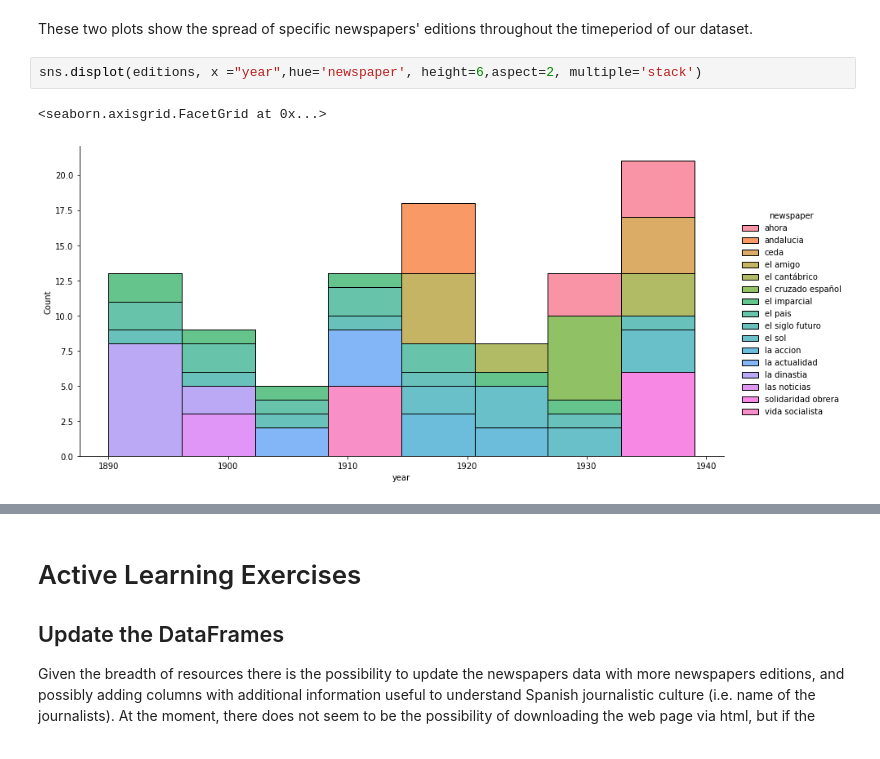
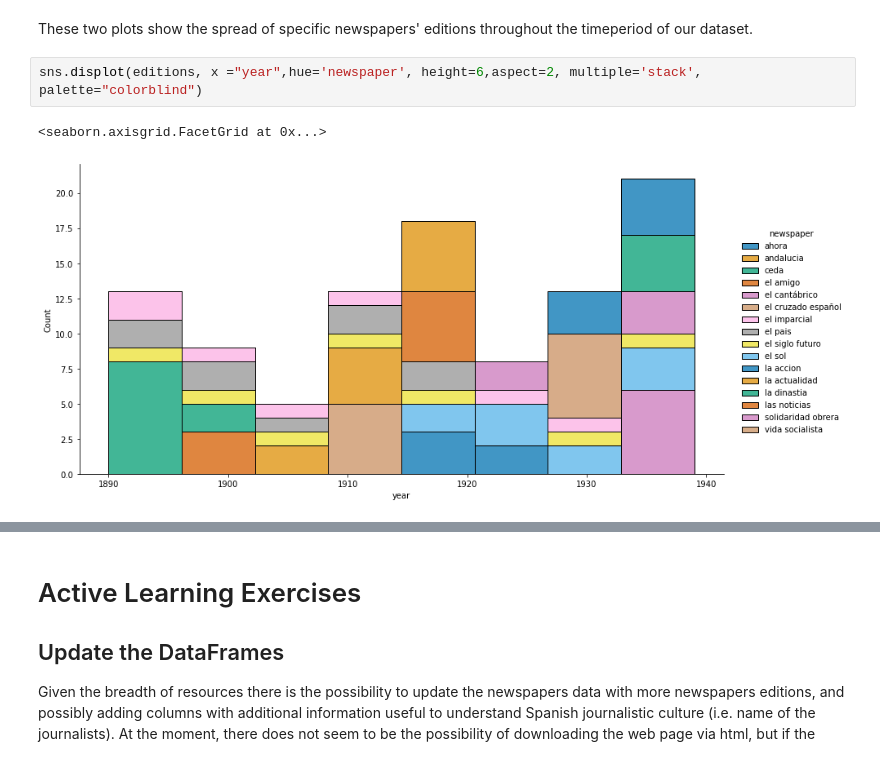
Before and after one commit to pilyu/Collecting-Data-, a Jupyter notebook: Collecting Data Group 6.ipynb, the cells around one changed output, grey strips where cells are left out. Drawn from its saved outputs; the diff is of its cells as text.

Commit message:
change plots, add descs & summary to plots

```diff
--- a/Collecting Data Group 6.ipynb
+++ b/Collecting Data Group 6.ipynb
@@ -334,8 +304,8 @@ sns.catplot(data=editions, x="year", y="ideology", height=5.5,aspect=2, kind="sw
 # %% [markdown]
 These two plots show the spread of specific newspapers' editions throughout the timeperiod of our dataset.
 # %%
-sns.displot(editions, x ="year",hue='newspaper', height=6,aspect=2, multiple='stack')
+sns.displot(editions, x ="year",hue='newspaper', height=6,aspect=2, multiple='stack', palette="colorblind")
 # %% [output]
 <seaborn.axisgrid.FacetGrid at 0x...>
-[figure, old version]
+[figure, new version]
 # %%
```
Also changed, not shown: parts of 32 cells of this notebook.
